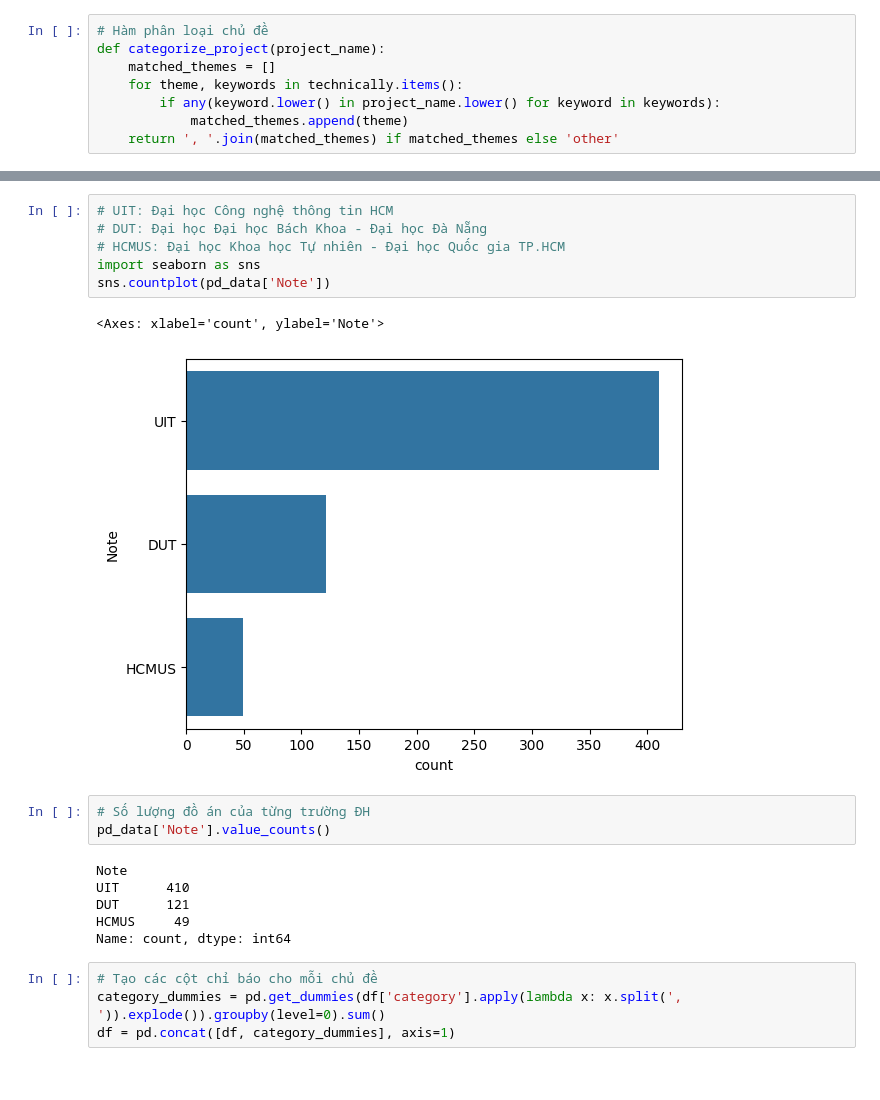
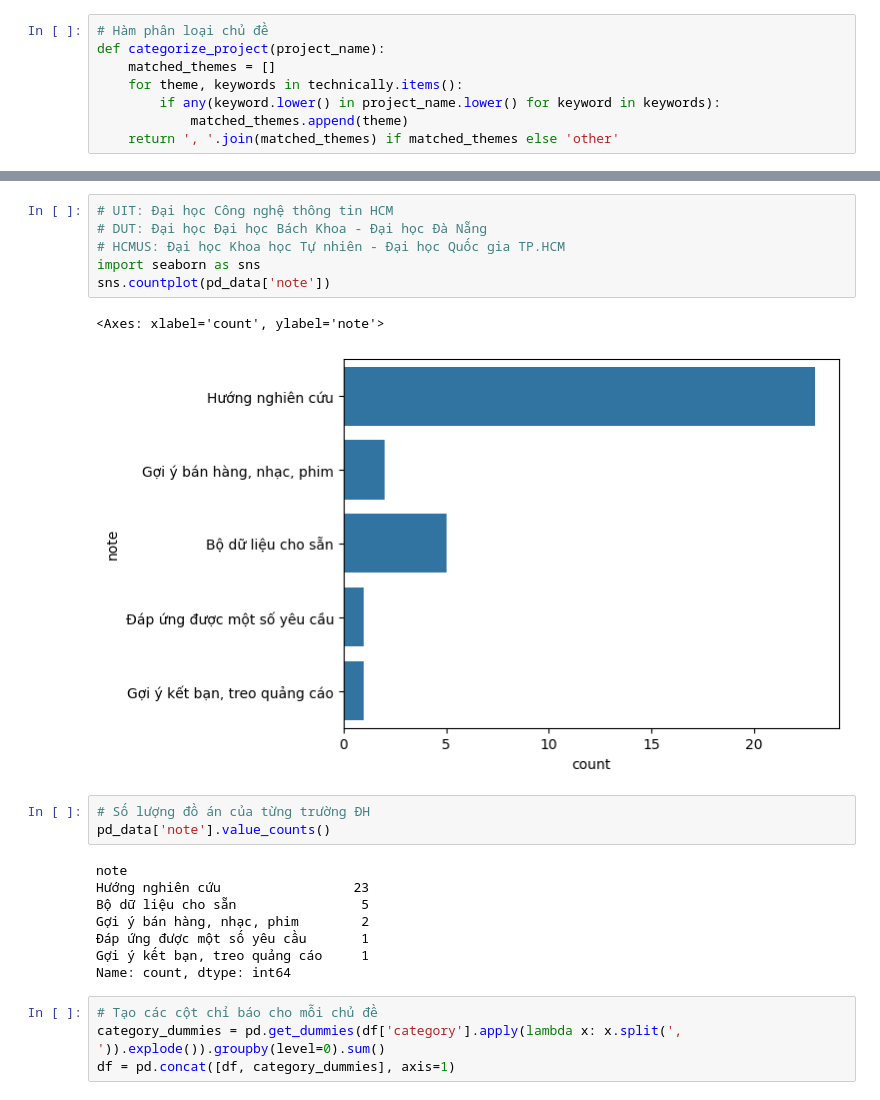
Before and after one commit to HuuThoCSE/DanhgiaDuAnVaNghenghiepTuongLai, a Jupyter notebook: code_ai/TestCode6.ipynb, the cells around one changed output, grey strips where cells are left out. Saved outputs shown, nothing was run; the diff lists cells and outputs as text.

```diff
--- a/code_ai/TestCode6.ipynb
+++ b/code_ai/TestCode6.ipynb
@@ -100,20 +114,22 @@ pd_data
 # %%
 # UIT: Đại học Công nghệ thông tin HCM
 # DUT: Đại học Đại học Bách Khoa - Đại học Đà Nẵng
 # HCMUS: Đại học Khoa học Tự nhiên - Đại học Quốc gia TP.HCM
 import seaborn as sns
-sns.countplot(pd_data['Note'])
+sns.countplot(pd_data['note'])
 # %% [output]
-<Axes: xlabel='count', ylabel='Note'>
+<Axes: xlabel='count', ylabel='note'>
-[figure, old version]
+[figure, new version]
 # %%
 # Số lượng đồ án của từng trường ĐH
-pd_data['Note'].value_counts()
+pd_data['note'].value_counts()
 # %% [output]
-Note
-UIT      410
-DUT      121
-HCMUS     49
+note
+Hướng nghiên cứu                 23
+Bộ dữ liệu cho sẵn                5
+Gợi ý bán hàng, nhạc, phim        2
+Đáp ứng được một số yêu cầu       1
+Gợi ý kết bạn, treo quảng cáo     1
 Name: count, dtype: int64
 # %%
 # Tạo các cột chỉ báo cho mỗi chủ đề
```
Also changed, not shown: parts of 12 cells of this notebook, 4 other files.
